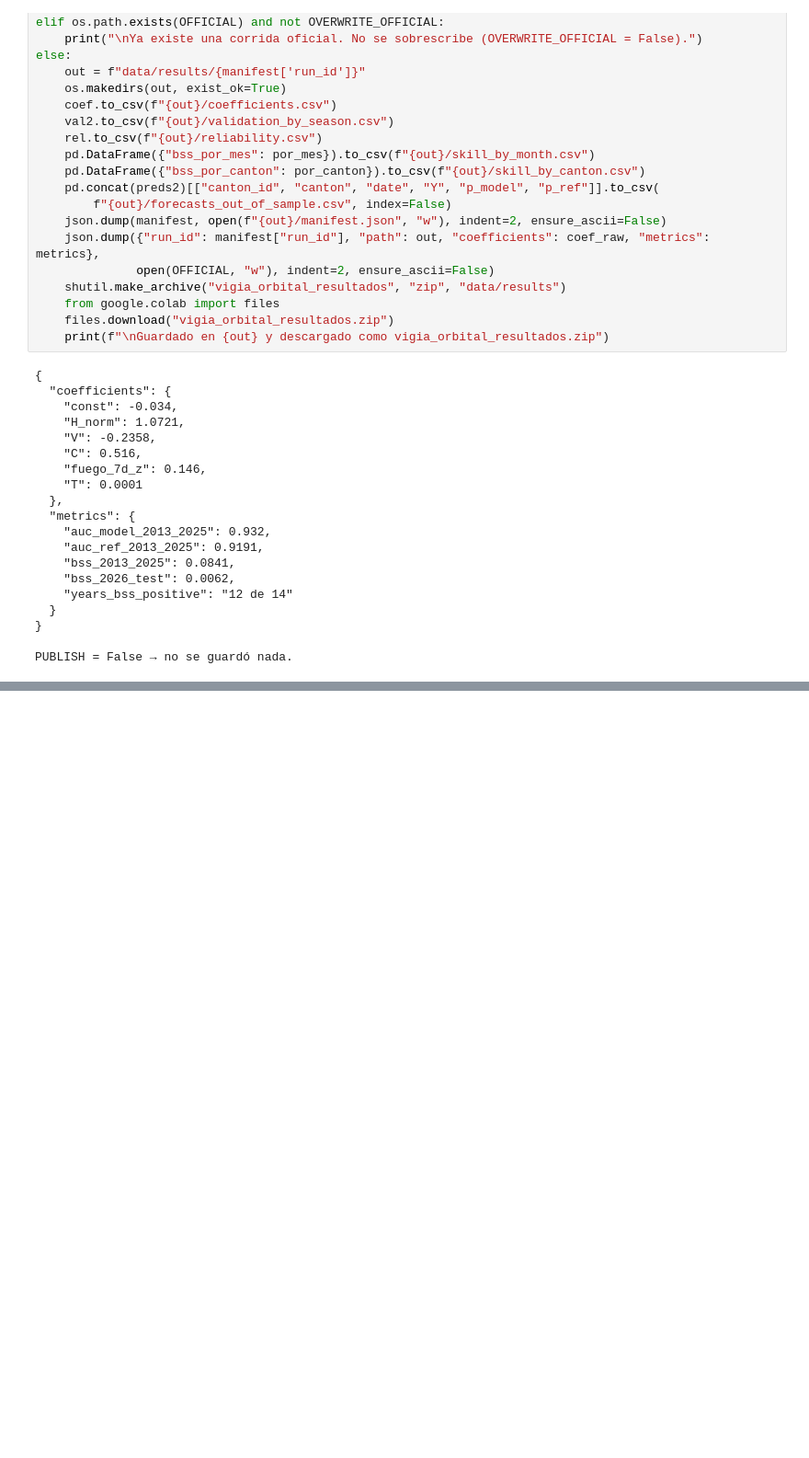
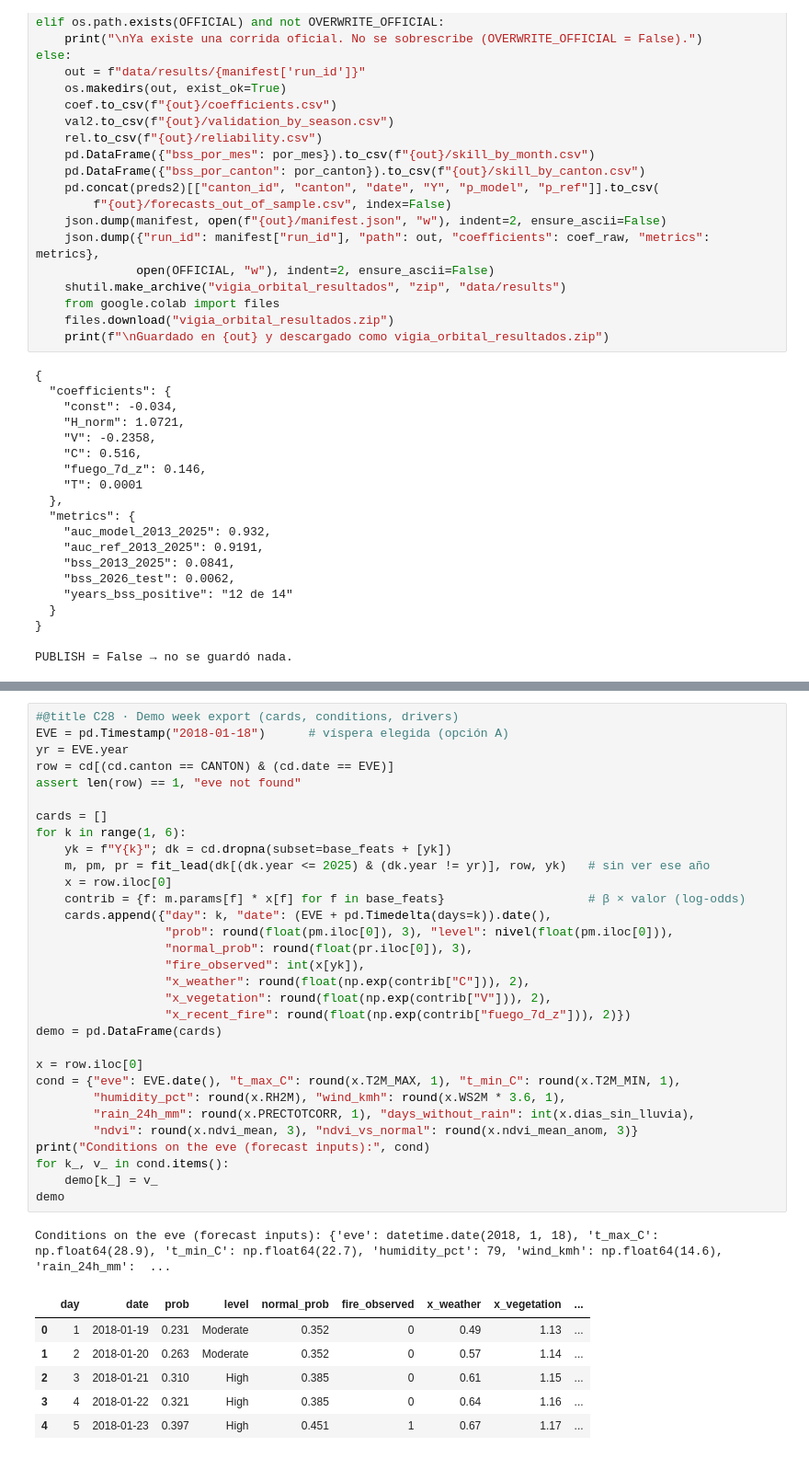
Before and after one commit to lg061870/vigia-orbital, a Jupyter notebook: notebooks/vigia_orbital_modelo.ipynb, the cells around one changed output, grey strips where cells are left out. Shown at 92% size. Cells and saved outputs as stored; diff of their text form; blank space fills up the shorter version.

```diff
--- a/notebooks/vigia_orbital_modelo.ipynb
+++ b/notebooks/vigia_orbital_modelo.ipynb
@@ -910,0 +1046,39 @@ PUBLISH = False → no se guardó nada.
+# %%
+#@title C28 · Demo week export (cards, conditions, drivers)
+EVE = pd.Timestamp("2018-01-18")      # víspera elegida (opción A)
+yr = EVE.year
+row = cd[(cd.canton == CANTON) & (cd.date == EVE)]
+assert len(row) == 1, "eve not found"
+
+cards = []
+for k in range(1, 6):
+    yk = f"Y{k}"; dk = cd.dropna(subset=base_feats + [yk])
+    m, pm, pr = fit_lead(dk[(dk.year <= 2025) & (dk.year != yr)], row, yk)   # sin ver ese año
+    x = row.iloc[0]
+    contrib = {f: m.params[f] * x[f] for f in base_feats}                    # β × valor (log-odds)
+    cards.append({"day": k, "date": (EVE + pd.Timedelta(days=k)).date(),
+                  "prob": round(float(pm.iloc[0]), 3), "level": nivel(float(pm.iloc[0])),
+                  "normal_prob": round(float(pr.iloc[0]), 3),
+                  "fire_observed": int(x[yk]),
+                  "x_weather": round(float(np.exp(contrib["C"])), 2),
+                  "x_vegetation": round(float(np.exp(contrib["V"])), 2),
+                  "x_recent_fire": round(float(np.exp(contrib["fuego_7d_z"])), 2)})
+demo = pd.DataFrame(cards)
+
+x = row.iloc[0]
+cond = {"eve": EVE.date(), "t_max_C": round(x.T2M_MAX, 1), "t_min_C": round(x.T2M_MIN, 1),
+        "humidity_pct": round(x.RH2M), "wind_kmh": round(x.WS2M * 3.6, 1),
+        "rain_24h_mm": round(x.PRECTOTCORR, 1), "days_without_rain": int(x.dias_sin_lluvia),
+        "ndvi": round(x.ndvi_mean, 3), "ndvi_vs_normal": round(x.ndvi_mean_anom, 3)}
+print("Conditions on the eve (forecast inputs):", cond)
+for k_, v_ in cond.items():
+    demo[k_] = v_
+demo
+# %% [output]
+Conditions on the eve (forecast inputs): {'eve': datetime.date(2018, 1, 18), 't_max_C': np.float64(28.9), 't_min_C': np.float64(22.7), 'humidity_pct': 79, 'wind_kmh': np.float64(14.6), 'rain_24h_mm':  ...
+|  | day | date | prob | level | normal_prob | fire_observed | x_weather | x_vegetation | ... |
+| 0 | 1 | 2018-01-19 | 0.231 | Moderate | 0.352 | 0 | 0.49 | 1.13 | ... |
+| 1 | 2 | 2018-01-20 | 0.263 | Moderate | 0.352 | 0 | 0.57 | 1.14 | ... |
+| 2 | 3 | 2018-01-21 | 0.310 | High | 0.385 | 0 | 0.61 | 1.15 | ... |
+| 3 | 4 | 2018-01-22 | 0.321 | High | 0.385 | 0 | 0.64 | 1.16 | ... |
+| 4 | 5 | 2018-01-23 | 0.397 | High | 0.451 | 1 | 0.67 | 1.17 | ... |
```
Also changed, not shown: parts of 8 cells of this notebook.
